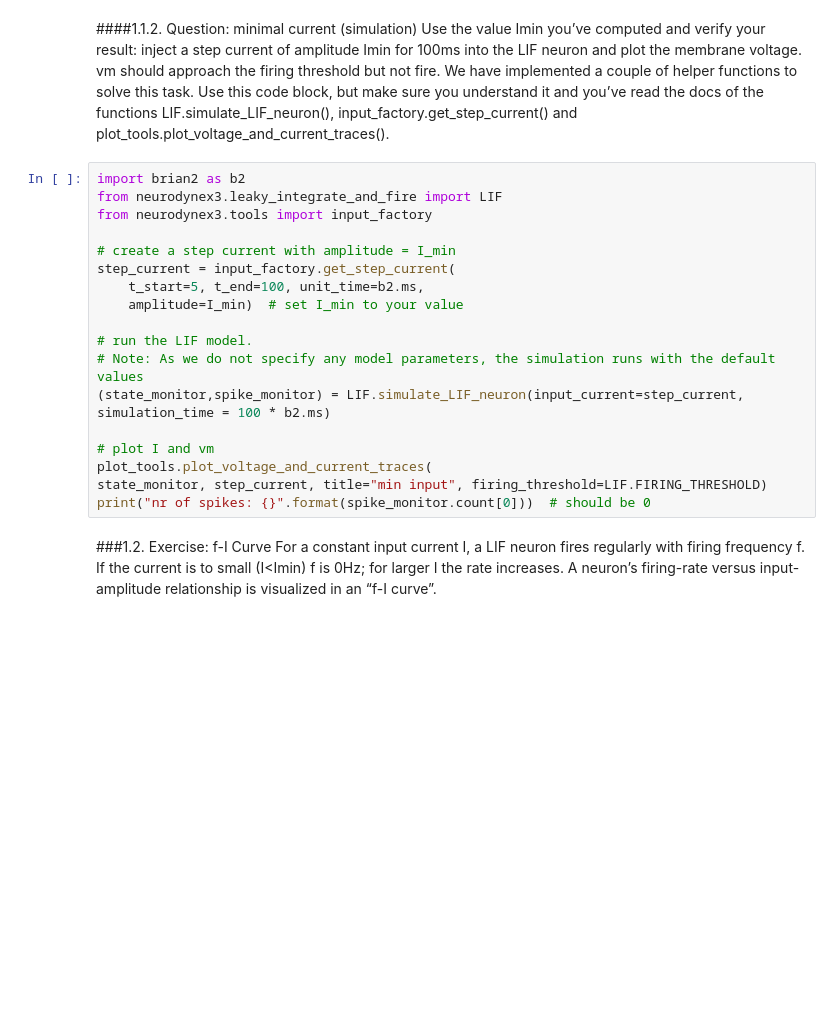
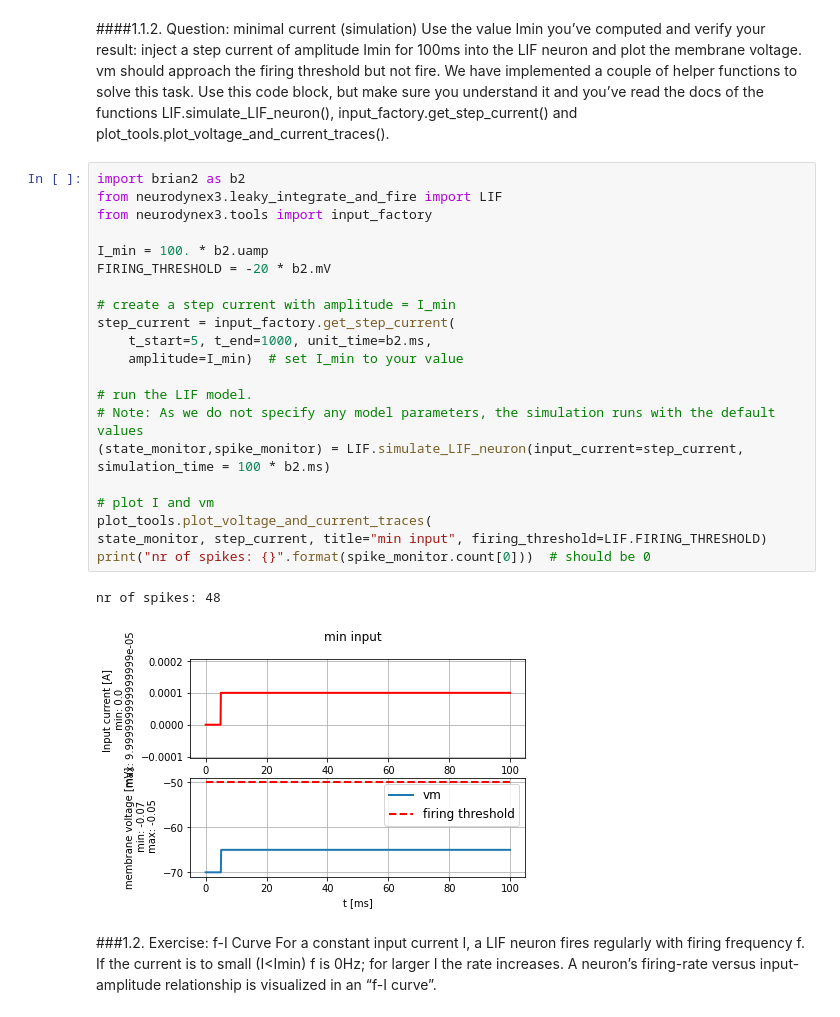
Before and after one commit to bainro/neuronaldynamics-exercises, a Jupyter notebook: neurodynex3/leaky_integrate_and_fire/LIF.ipynb, the cells around one changed output. Cells and saved outputs as stored; diff of their text form; blank space fills up the shorter version.

```diff
--- a/neurodynex3/leaky_integrate_and_fire/LIF.ipynb
+++ b/neurodynex3/leaky_integrate_and_fire/LIF.ipynb
@@ -51,21 +45,27 @@ Use the value Imin you’ve computed and verify your result: inject a step curre
 # %%
 import brian2 as b2
 from neurodynex3.leaky_integrate_and_fire import LIF
 from neurodynex3.tools import input_factory
 
+I_min = 100. * b2.uamp
+FIRING_THRESHOLD = -20 * b2.mV
+
 # create a step current with amplitude = I_min
 step_current = input_factory.get_step_current(
-    t_start=5, t_end=100, unit_time=b2.ms,
+    t_start=5, t_end=1000, unit_time=b2.ms,
     amplitude=I_min)  # set I_min to your value
 
 # run the LIF model.
 # Note: As we do not specify any model parameters, the simulation runs with the default values
 (state_monitor,spike_monitor) = LIF.simulate_LIF_neuron(input_current=step_current, simulation_time = 100 * b2.ms)
 
 # plot I and vm
 plot_tools.plot_voltage_and_current_traces(
 state_monitor, step_current, title="min input", firing_threshold=LIF.FIRING_THRESHOLD)
 print("nr of spikes: {}".format(spike_monitor.count[0]))  # should be 0
+# %% [output]
+nr of spikes: 48
+[figure, added]
 # %% [markdown]
 ###1.2. Exercise: f-I Curve
 For a constant input current I, a LIF neuron fires regularly with firing frequency f. If the current is to small (I<Imin) f is 0Hz; for larger I the rate increases. A neuron’s firing-rate versus input-amplitude relationship is visualized in an “f-I curve”.
```
Also changed, not shown: parts of 1 cell of this notebook.
